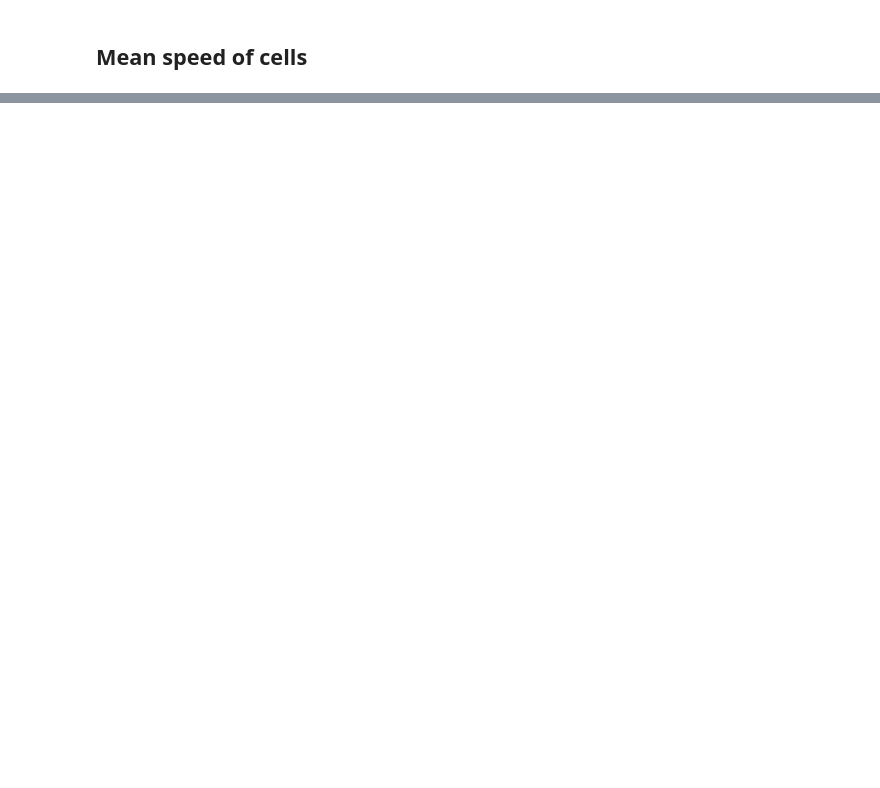
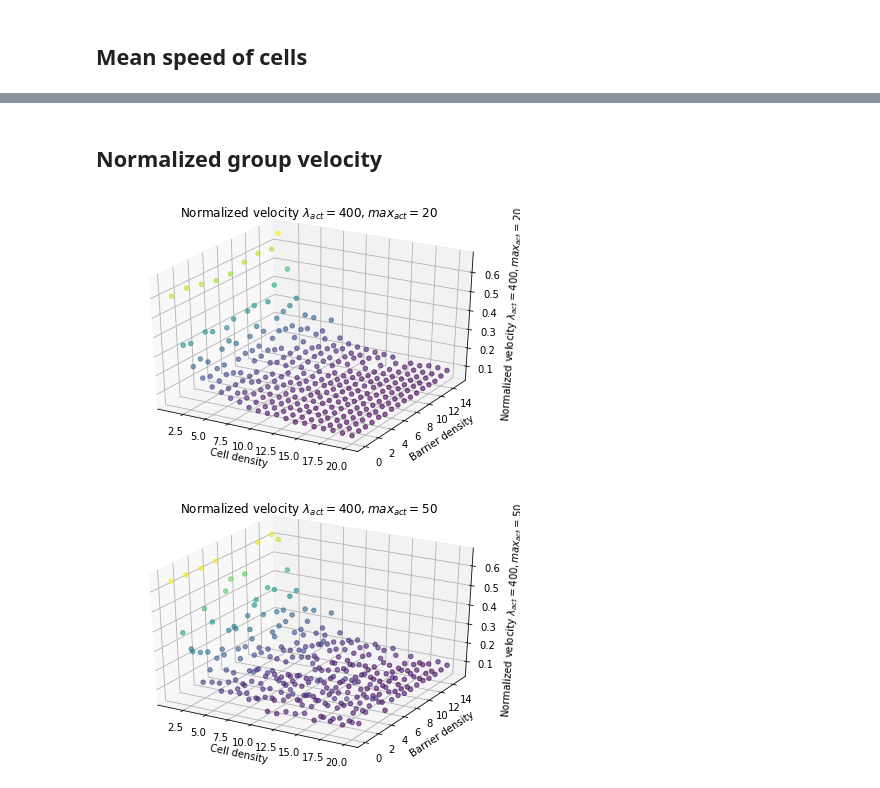
Before and after one commit to DavidLeeftink/NaturalComputing2021, a Jupyter notebook: Assignment_4/js/sim_results/results_analysis.ipynb, the cells around one changed output, grey strips where cells are left out. Saved outputs shown, nothing was run; the diff lists cells and outputs as text; code cells hidden in the pictures; blank space fills up the shorter version.

```diff
--- a/Assignment_4/js/sim_results/results_analysis.ipynb
+++ b/Assignment_4/js/sim_results/results_analysis.ipynb
@@ -106,3 +141,18 @@ create_3d_scatterplot(df_400_50, avg_group_velocity_400_50,'mean_speed'+param_st
+# %% [markdown]
+## Normalized group velocity
+# %%
+## to do: make plot of velocity / mean_speed
+# mean speed
+normalized_velocity_400_20 = df_400_20['avg_group_velocity'].to_numpy()/df_400_20['mean_speed'].to_numpy()
+create_3d_scatterplot(df_400_20, normalized_velocity_400_20,'Normalized velocity '+param_string_400_20
+                      , savepath='figures/normalized_group_velocity_400_20.png')
+
+normalized_velocity_400_50 = df_400_50['avg_group_velocity'].to_numpy()/df_400_50['mean_speed'].to_numpy()
+create_3d_scatterplot(df_400_50, normalized_velocity_400_50,'Normalized velocity '+param_string_400_50
+                      , savepath='figures/normalized_group_velocity_400_50.png')
+# %% [output]
+[figure, added]
+[figure, added]
 # %%
 ## dont look below!
 
```
Also changed, not shown: parts of 7 cells of this notebook.
